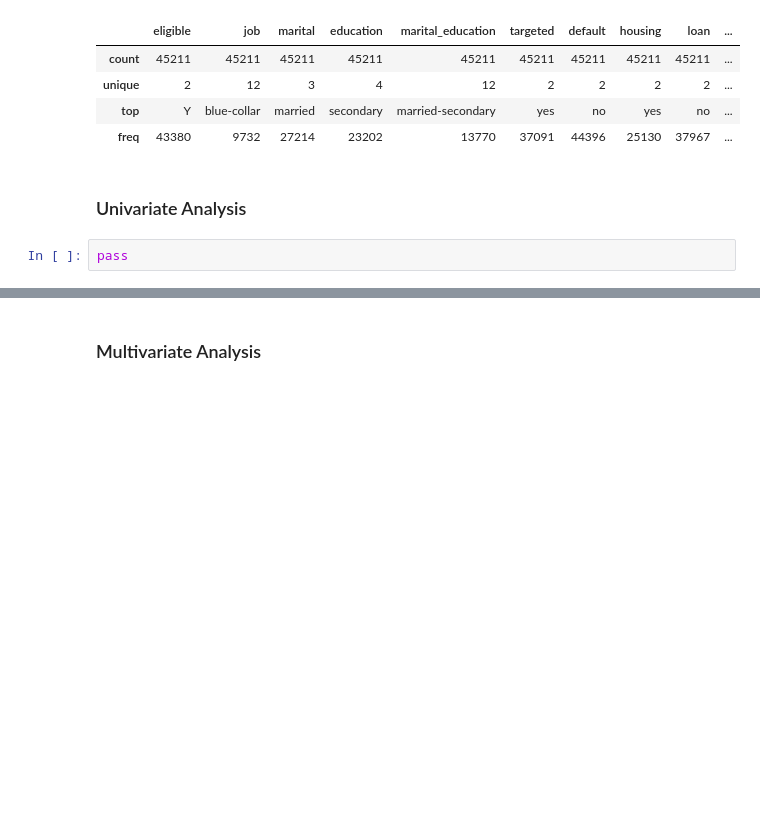
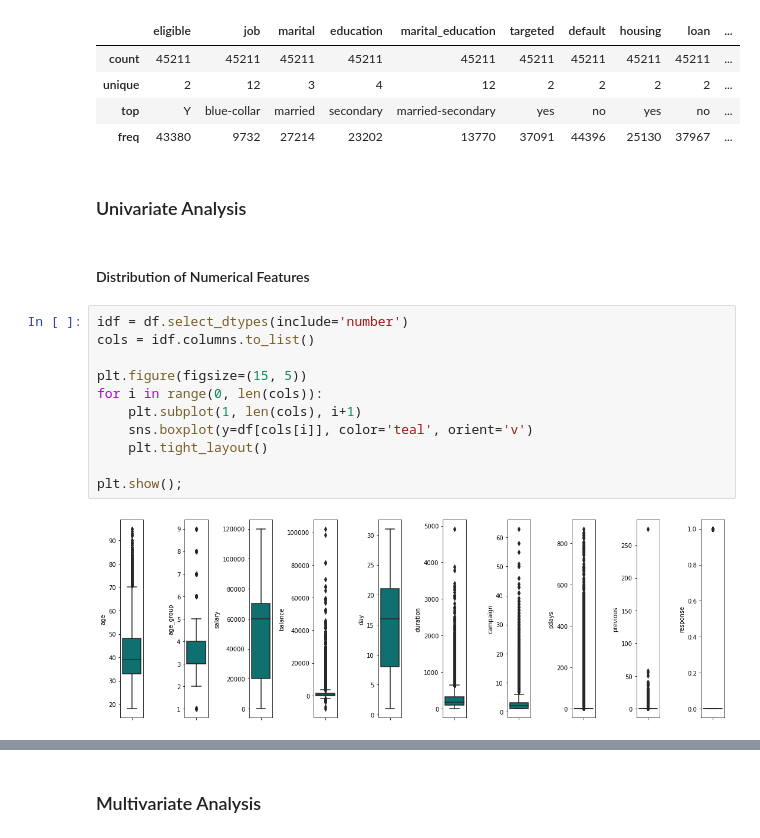
Before and after one commit to dendihandian/data-portfolio, a Jupyter notebook: bank-marketing/bank-marketing.ipynb, the cells around one changed output, grey strips where cells are left out. Drawn from its saved outputs; the diff is of its cells as text; blank space fills up the shorter version.

```diff
--- a/bank-marketing/bank-marketing.ipynb
+++ b/bank-marketing/bank-marketing.ipynb
@@ -182,5 +182,18 @@ df.select_dtypes(exclude='number').describe()
 | freq | 43380 | 9732 | 27214 | 23202 | 13770 | 37091 | 44396 | 25130 | 37967 | ... |
 # %% [markdown]
 ### Univariate Analysis
-# %%
-pass
+# %% [markdown]
+#### Distribution of Numerical Features
+# %%
+idf = df.select_dtypes(include='number')
+cols = idf.columns.to_list()
+
+plt.figure(figsize=(15, 5))
+for i in range(0, len(cols)):
+    plt.subplot(1, len(cols), i+1)
+    sns.boxplot(y=df[cols[i]], color='teal', orient='v')
+    plt.tight_layout()
+
+plt.show();
+# %% [output]
+[figure, added]
```
Also changed, not shown: parts of 5 cells of this notebook.
